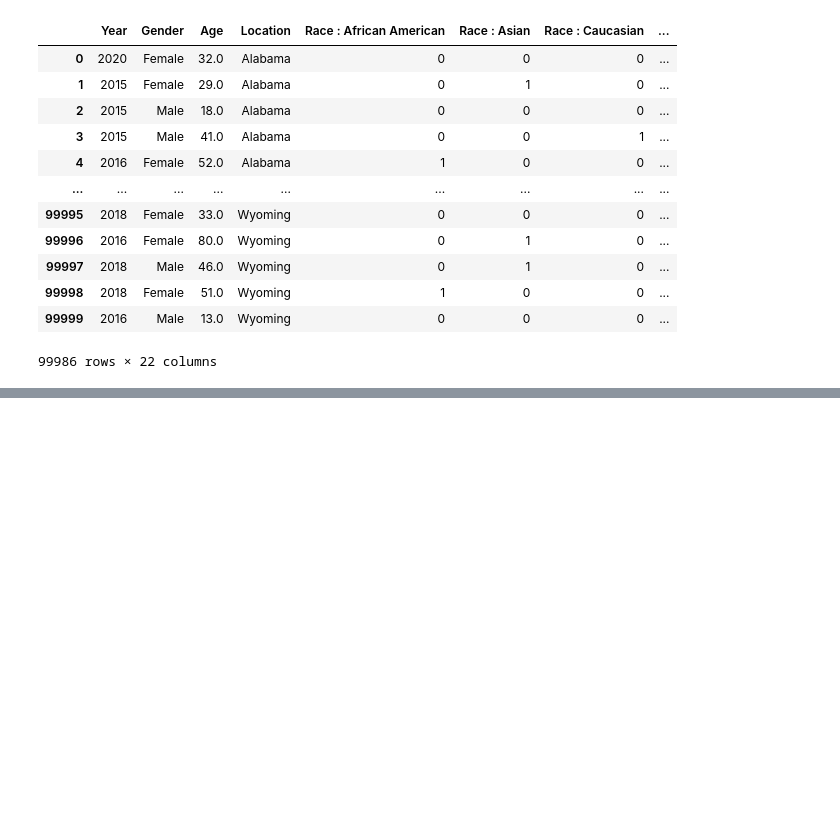
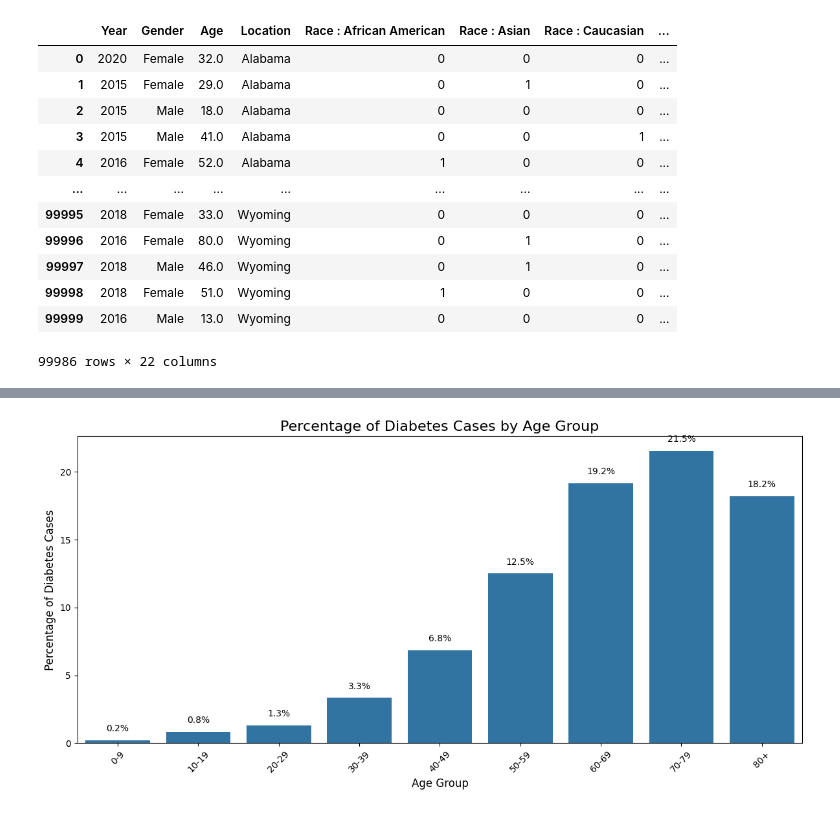
Before and after one commit to piiop/group-project-2, a Jupyter notebook: analysis.ipynb, the cells around one changed output, grey strips where cells are left out. Saved outputs shown, nothing was run; the diff lists cells and outputs as text; code cells hidden in the pictures; blank space fills up the shorter version.

```diff
--- a/analysis.ipynb
+++ b/analysis.ipynb
@@ -948,0 +1047,32 @@ df_clustered
+# %%
+# Groupby Age (Binned) with Target == 1
+
+# Create age bins
+bins = list(range(0, 81, 10)) + [81]
+labels = [f'{i}-{i+9}' for i in range(0, 71, 10)] + ['80+']
+df['Age_Bin'] = pd.cut(df['Age'], bins=bins, labels=labels, right=False)
+
+# Calculate the percentage of diabetes cases in each age group
+age_bin_diabetes = df.groupby('Age_Bin')['Diabetes'].agg(['sum', 'count']).reset_index()
+age_bin_diabetes['Diabetes_Percentage'] = (age_bin_diabetes['sum'] / age_bin_diabetes['count']) * 100
+
+# Create the bar plot
+plt.figure(figsize=(12, 6))
+sns.barplot(data=age_bin_diabetes, x='Age_Bin', y='Diabetes_Percentage')
+
+# Customize the plot
+plt.title('Percentage of Diabetes Cases by Age Group', fontsize=16)
+plt.xlabel('Age Group', fontsize=12)
+plt.ylabel('Percentage of Diabetes Cases', fontsize=12)
+plt.xticks(rotation=45)
+
+# Add percentage labels on top of each bar
+for i, v in enumerate(age_bin_diabetes['Diabetes_Percentage']):
+    plt.text(i, v + 0.5, f'{v:.1f}%', ha='center', va='bottom')
+
+plt.tight_layout()
+plt.show()
+
+df = df.drop(columns='Age_Bin')
+# %% [output]
+[figure, added]
```
Also changed, not shown: parts of 18 cells of this notebook, 2 other files.
